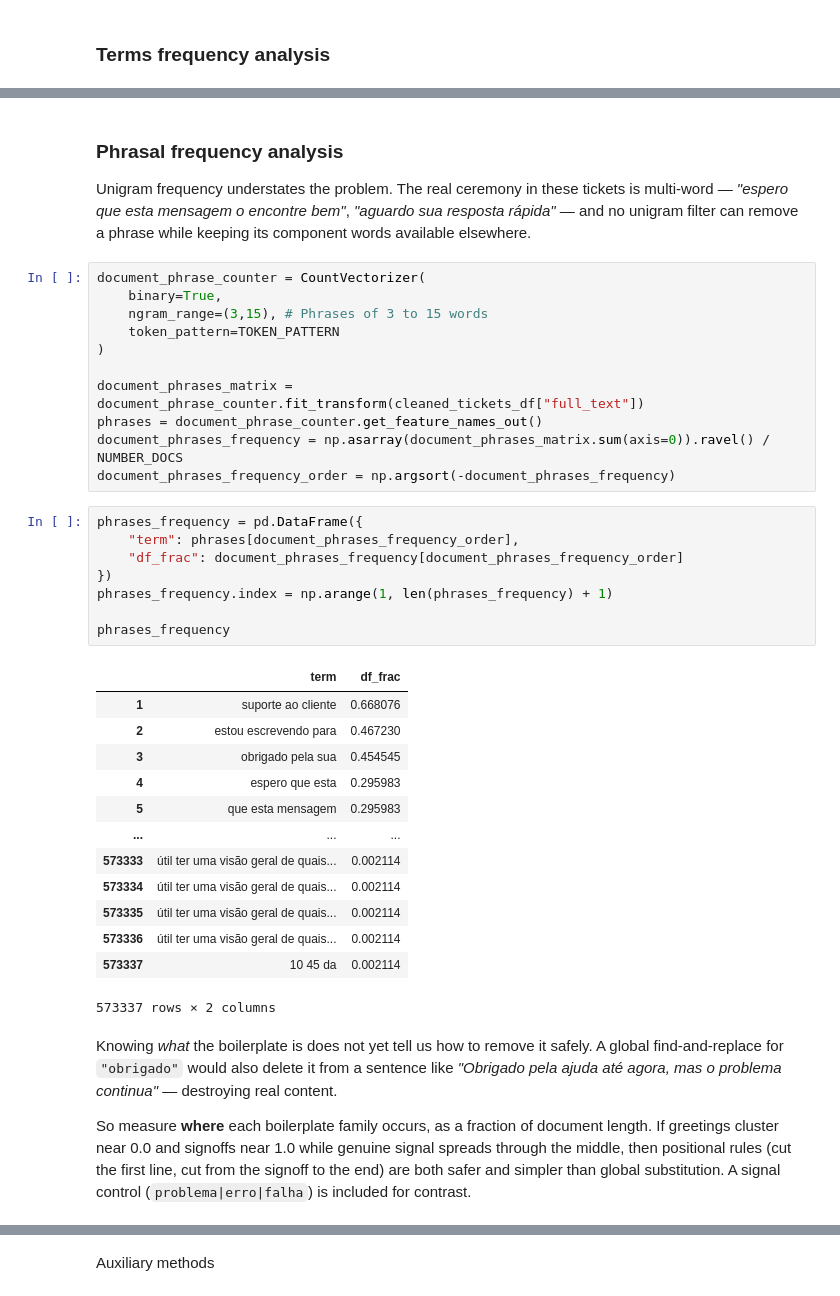
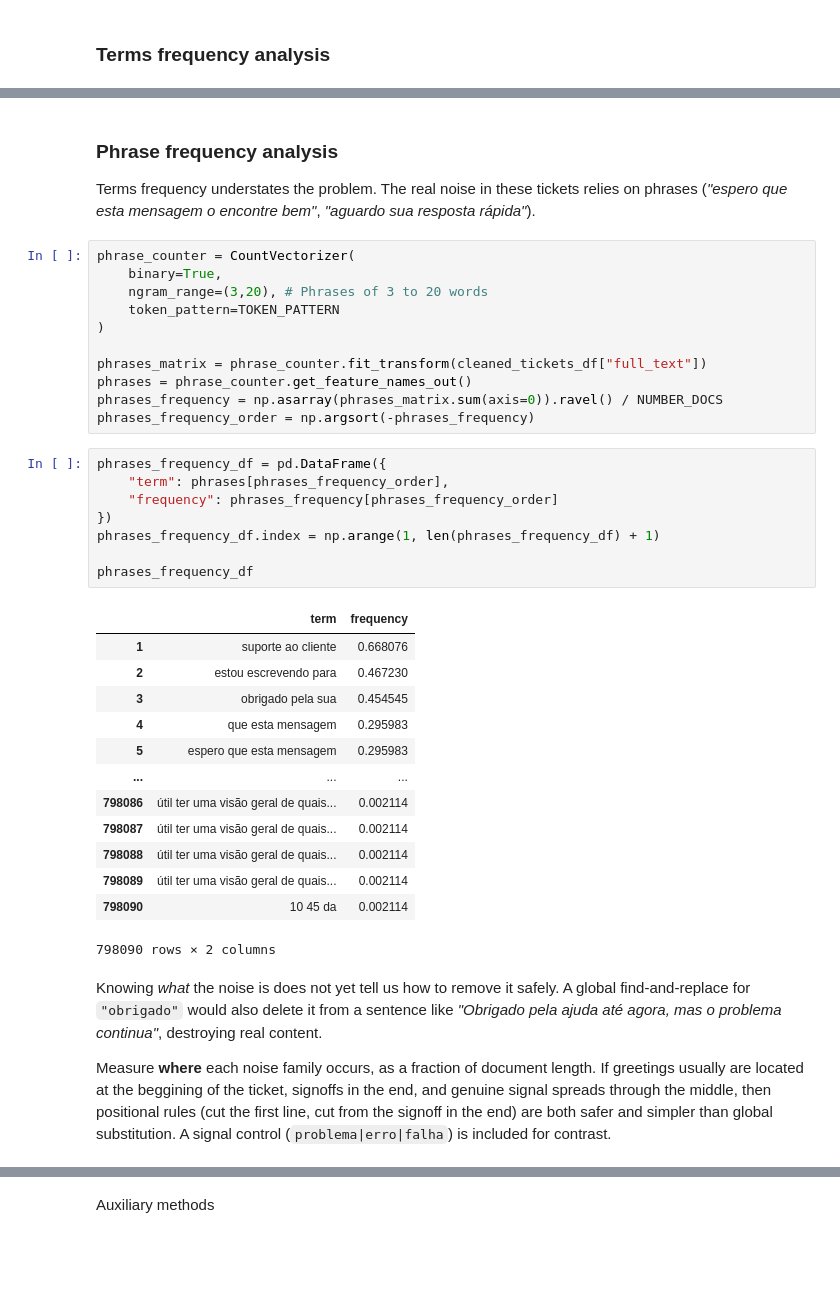
Before and after one commit to nicolaubruno/voll_technical_case, a Jupyter notebook: 1. Exploration.ipynb, the cells around one changed output, grey strips where cells are left out. Drawn from its saved outputs; the diff is of its cells as text; blank space fills up the shorter version.

```diff
--- a/1. Exploration.ipynb
+++ b/1. Exploration.ipynb
@@ -353,53 +360,47 @@ plt.show()
 # %% [output]
 [figure]
 # %% [markdown]
-### Phrasal frequency analysis
+### Phrase frequency analysis
 
-Unigram frequency understates the problem. The real ceremony in these tickets is multi-word —
-*"espero que esta mensagem o encontre bem"*, *"aguardo sua resposta rápida"* — and no unigram filter can
-remove a phrase while keeping its component words available elsewhere.
+Terms frequency understates the problem. The real noise in these tickets relies on phrases (*"espero que esta mensagem o encontre bem"*, *"aguardo sua resposta rápida"*).
 # %%
-document_phrase_counter = CountVectorizer(
+phrase_counter = CountVectorizer(
     binary=True,
-    ngram_range=(3,15), # Phrases of 3 to 15 words
+    ngram_range=(3,20), # Phrases of 3 to 20 words
     token_pattern=TOKEN_PATTERN
 )
 
-document_phrases_matrix = document_phrase_counter.fit_transform(cleaned_tickets_df["full_text"])
-phrases = document_phrase_counter.get_feature_names_out()
-document_phrases_frequency = np.asarray(document_phrases_matrix.sum(axis=0)).ravel() / NUMBER_DOCS
-document_phrases_frequency_order = np.argsort(-document_phrases_frequency)
+phrases_matrix = phrase_counter.fit_transform(cleaned_tickets_df["full_text"])
+phrases = phrase_counter.get_feature_names_out()
+phrases_frequency = np.asarray(phrases_matrix.sum(axis=0)).ravel() / NUMBER_DOCS
+phrases_frequency_order = np.argsort(-phrases_frequency)
 # %%
-phrases_frequency = pd.DataFrame({
-    "term": phrases[document_phrases_frequency_order],
-    "df_frac": document_phrases_frequency[document_phrases_frequency_order]
+phrases_frequency_df = pd.DataFrame({
+    "term": phrases[phrases_frequency_order],
+    "frequency": phrases_frequency[phrases_frequency_order]
 })
-phrases_frequency.index = np.arange(1, len(phrases_frequency) + 1)
+phrases_frequency_df.index = np.arange(1, len(phrases_frequency_df) + 1)
 
-phrases_frequency
+phrases_frequency_df
 # %% [output]
-|  | term | df_frac |
+|  | term | frequency |
 | 1 | suporte ao cliente | 0.668076 |
 | 2 | estou escrevendo para | 0.467230 |
 | 3 | obrigado pela sua | 0.454545 |
-| 4 | espero que esta | 0.295983 |
-| 5 | que esta mensagem | 0.295983 |
+| 4 | que esta mensagem | 0.295983 |
+| 5 | espero que esta mensagem | 0.295983 |
 | ... | ... | ... |
-| 573333 | útil ter uma visão geral de quais... | 0.002114 |
-| 573334 | útil ter uma visão geral de quais... | 0.002114 |
-| 573335 | útil ter uma visão geral de quais... | 0.002114 |
-| 573336 | útil ter uma visão geral de quais... | 0.002114 |
-| 573337 | 10 45 da | 0.002114 |
+| 798086 | útil ter uma visão geral de quais... | 0.002114 |
+| 798087 | útil ter uma visão geral de quais... | 0.002114 |
+| 798088 | útil ter uma visão geral de quais... | 0.002114 |
+| 798089 | útil ter uma visão geral de quais... | 0.002114 |
+| 798090 | 10 45 da | 0.002114 |
-573337 rows × 2 columns
+798090 rows × 2 columns
 # %% [markdown]
-Knowing *what* the boilerplate is does not yet tell us how to remove it safely. A global find-and-replace
-for `"obrigado"` would also delete it from a sentence like *"Obrigado pela ajuda até agora, mas o problema
-continua"* — destroying real content.
+Knowing *what* the noise is does not yet tell us how to remove it safely. A global find-and-replace for `"obrigado"` would also delete it from a sentence like *"Obrigado pela ajuda até agora, mas o problema continua"*, destroying real content.
 
-So measure **where** each boilerplate family occurs, as a fraction of document length. If greetings
-cluster near 0.0 and signoffs near 1.0 while genuine signal spreads through the middle, then positional
-rules (cut the first line, cut from the signoff to the end) are both safer and simpler than global
-substitution. A signal control (`problema|erro|falha`) is included for contrast.
+Measure **where** each noise family occurs, as a fraction of document length. If greetings
+usually are located at the beggining of the ticket, signoffs in the end, and genuine signal spreads through the middle, then positional rules (cut the first line, cut from the signoff in the end) are both safer and simpler than global substitution. A signal control (`problema|erro|falha`) is included for contrast.
 # %%
 # Probe families of boilerplate, plus one genuine-signal control for contrast.
 PROBES = {
```
Also changed, not shown: parts of 15 cells of this notebook, 1 other file.
